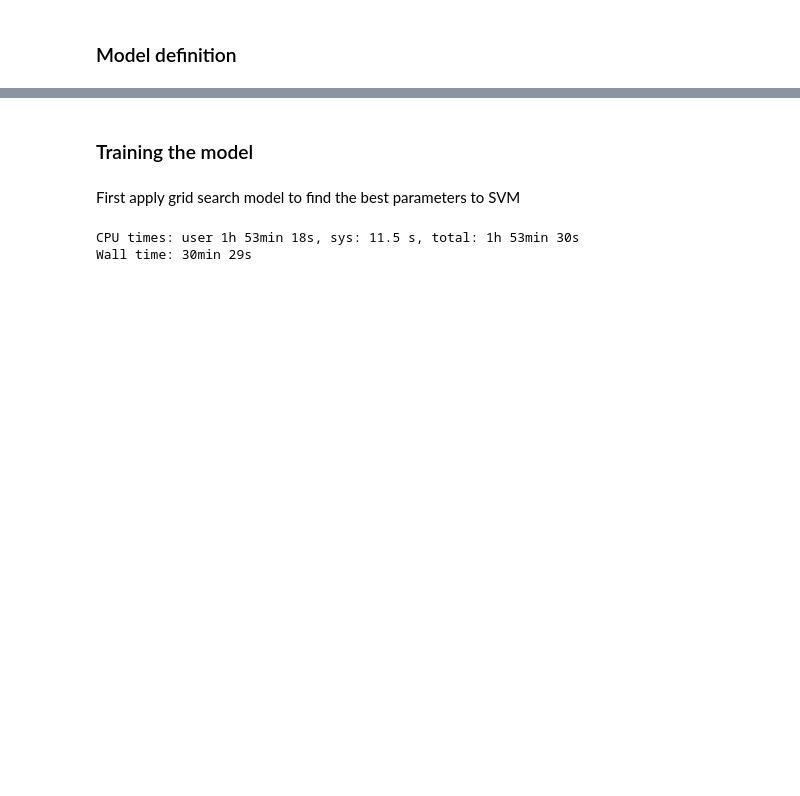
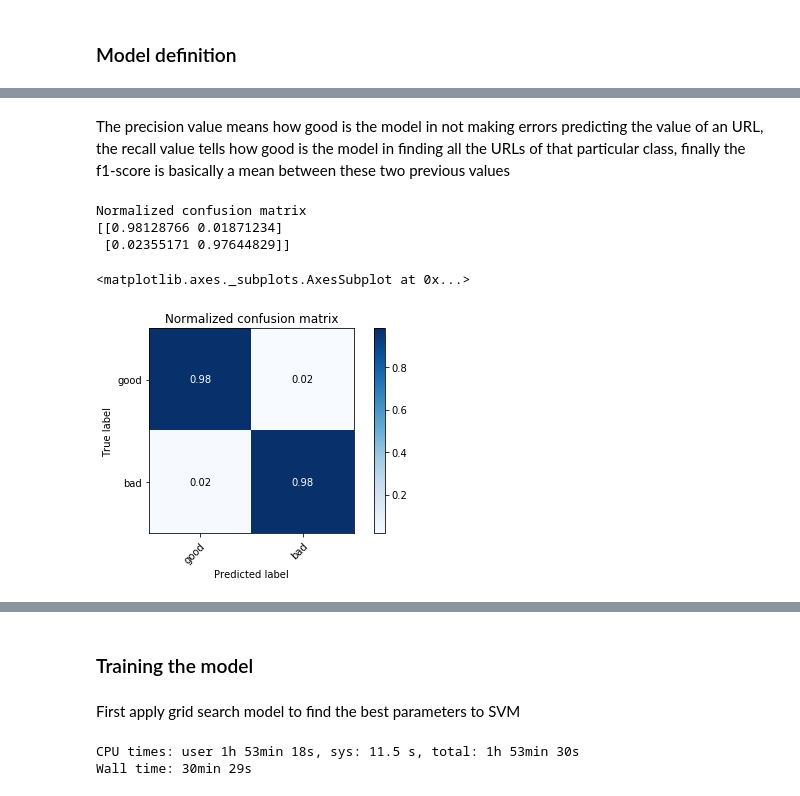
Before and after one commit to giordanoDaloisio/Data-Analysis-project, a Jupyter notebook: Project.ipynb, the cells around one changed output, grey strips where cells are left out. Saved outputs shown, nothing was run; the diff lists cells and outputs as text; code cells hidden in the pictures; blank space fills up the shorter version.

```diff
--- a/Project.ipynb
+++ b/Project.ipynb
@@ -252,0 +299,10 @@ Here we try to train and test a SVM model with the raw data of our dataset, in p
+# %% [markdown]
+The precision value means how good is the model in not making errors predicting the value of an URL, the recall value tells how good is the model in finding all the URLs of that particular class, finally the f1-score is basically a mean between these two previous values
+# %%
+plot_confusion_matrix(y_test[index], pred, {'good','bad'}, normalize=True)
+# %% [output]
+Normalized confusion matrix
+[[0.98128766 0.01871234]
+ [0.02355171 0.97644829]]
+<matplotlib.axes._subplots.AxesSubplot at 0x...>
+[figure, added]
```
Also changed, not shown: parts of 37 cells of this notebook.
